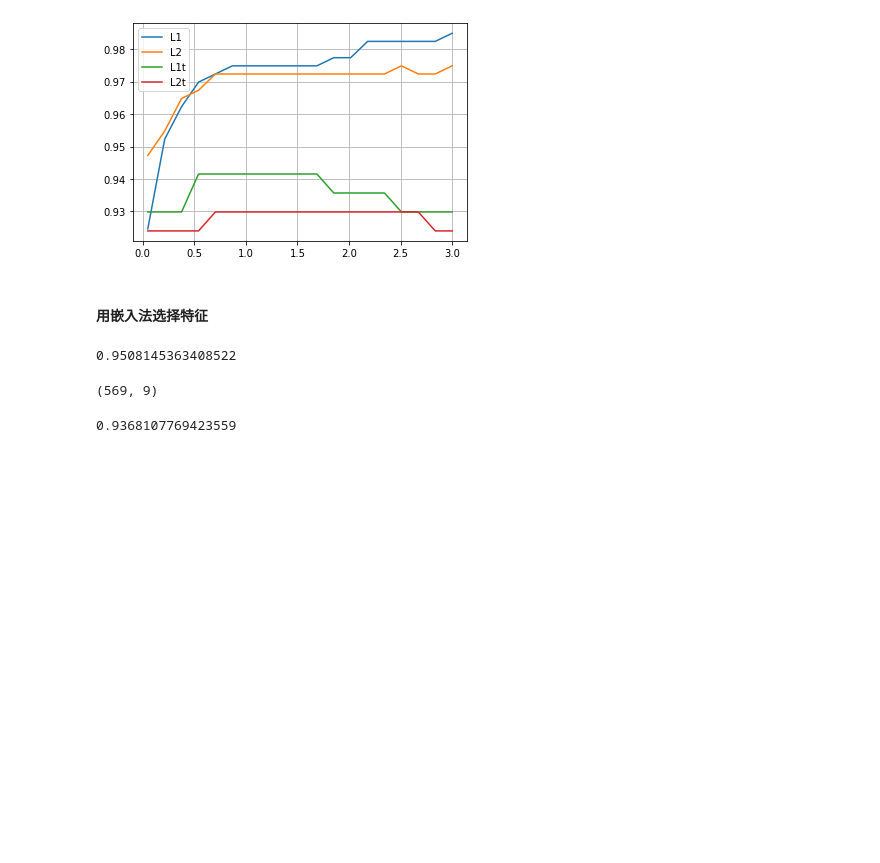
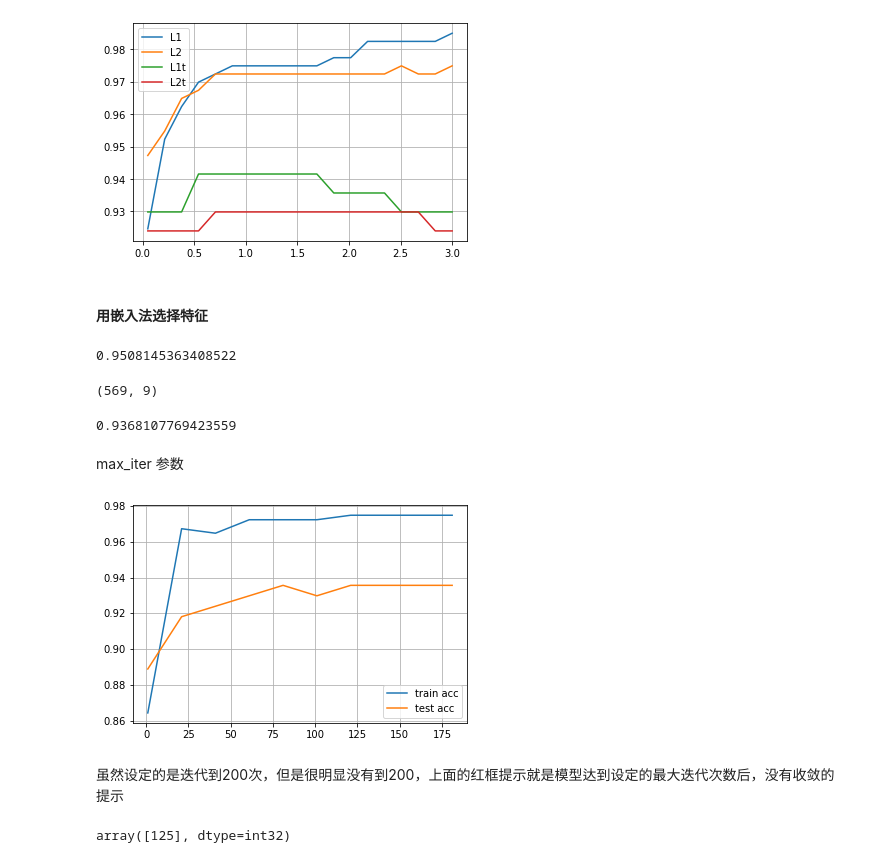
Before and after one commit to qitianyuu/sklearn, a Jupyter notebook: LinearRegression_Code.ipynb, the cells around one changed output. Cells and saved outputs as stored; diff of their text form; code cells hidden in the pictures; blank space fills up the shorter version.

```diff
--- a/LinearRegression_Code.ipynb
+++ b/LinearRegression_Code.ipynb
@@ -136,3 +137,32 @@ x_embedded.shape
 cross_val_score(lr_1, x_embedded, y, cv=10).mean()
 # %% [output]
 0.9368107769423559
+# %% [markdown]
+max_iter 参数
+# %%
+score = []
+score_t = []
+
+X_train, X_test, Y_train, Y_test = train_test_split(X, y, test_size=0.3, random_state=25)
+for i in np.arange(1,201,20):
+    lrl1 = LR(penalty='l1', solver='liblinear', C=0.8, max_iter=i)
+    lrl1.fit(X_train,Y_train)
+
+    score.append(accuracy_score(lrl1.predict(X_train), Y_train))
+    score_t.append(accuracy_score(lrl1.predict(X_test), Y_test))
+# %%
+plt.figure()
+label = ["train acc","test acc"]
+y_ = [score, score_t]
+for i in range(2):
+    plt.plot(np.arange(1,201,20), y_[i], label=label[i])
+plt.grid();plt.legend()
+plt.show()
+# %% [output]
+[figure, added]
+# %% [markdown]
+虽然设定的是迭代到200次，但是很明显没有到200，上面的红框提示就是模型达到设定的最大迭代次数后，没有收敛的提示
+# %%
+lrl1.n_iter_
+# %% [output]
+array([125], dtype=int32)
```
Also changed, not shown: parts of 7 cells of this notebook, 1 other file.
